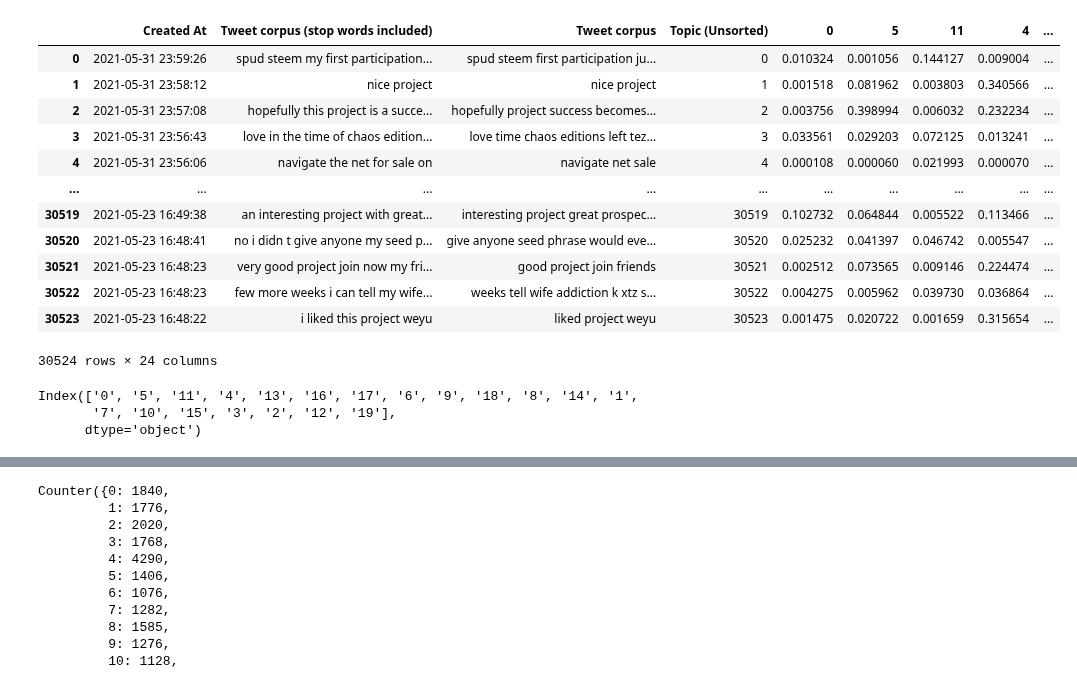
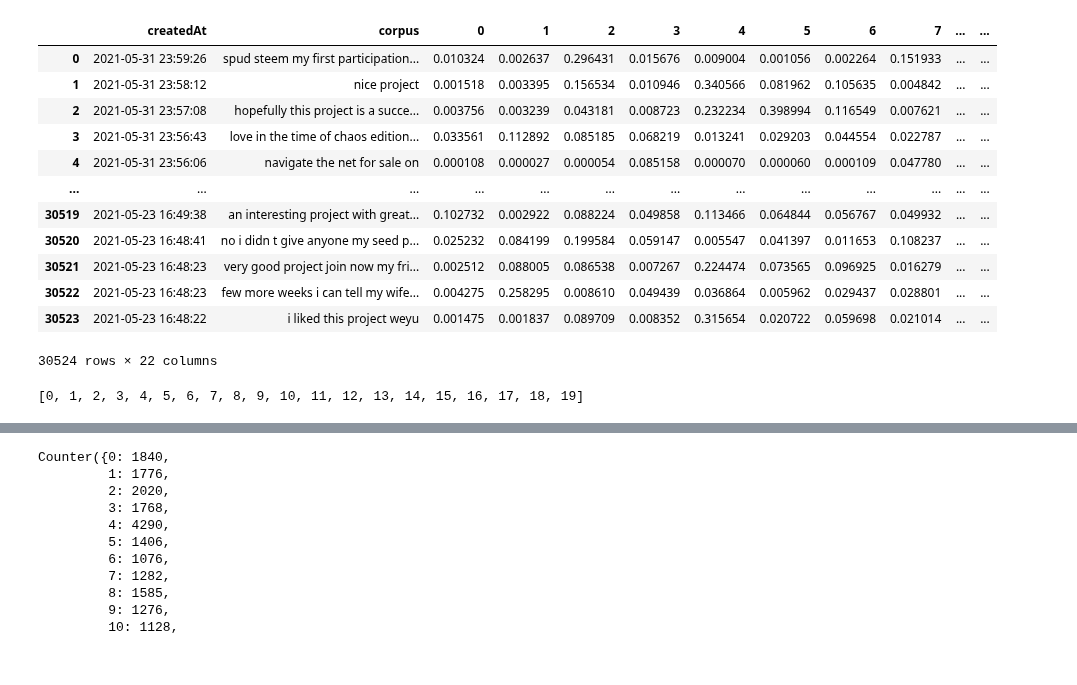
Before and after one commit to ginalamp/NFT_Twitter_Evolution, a Jupyter notebook: topic_modelling.ipynb, the cells around one changed output, grey strips where cells are left out. Saved outputs shown, nothing was run; the diff lists cells and outputs as text; code cells hidden in the pictures.

Commit message:
Automate entire topic modelling process

```diff
--- a/topic_modelling.ipynb
+++ b/topic_modelling.ipynb
@@ -8,0 +63,13 @@ csv = pd.read_csv('datain/processedTopicModelling.csv')
+# %%
+# rename columns from 1-k (K being the number of columns)
+mapping = {col_name: i for col_name, i in zip(df.columns, range(20))}
+df = df.rename(mapping, axis=1)
+# %%
+# load teet corpus data
+tweet_corpus = pd.read_csv("datain/topic_modelling/cleaned100k_with_time.txt", header=None)
+tweet_corpus = pd.DataFrame(tweet_corpus)
+# %%
+# add tweet corpus data to the confusion matrix
+df.insert(0, "createdAt", tweet_corpus[0])
+df.insert(1, "corpus", tweet_corpus[1])
+df
@@ -9,27 +90,29 @@ csv = pd.read_csv('datain/processedTopicModelling.csv')
+# %%
+# remove the topic probability row (used to sort the dataframe)
+df = df.drop("probs")
 # %%
+csv = df
 csv
 # %% [output]
-|  | Created At | Tweet corpus (stop words included) | Tweet corpus | Topic (Unsorted) | 0 | 5 | 11 | 4 | ... |
-| 0 | 2021-05-31 23:59:26 | spud steem my first participation... | spud steem first participation ju... | 0 | 0.010324 | 0.001056 | 0.144127 | 0.009004 | ... |
-| 1 | 2021-05-31 23:58:12 | nice project | nice project | 1 | 0.001518 | 0.081962 | 0.003803 | 0.340566 | ... |
-| 2 | 2021-05-31 23:57:08 | hopefully this project is a succe... | hopefully project success becomes... | 2 | 0.003756 | 0.398994 | 0.006032 | 0.232234 | ... |
-| 3 | 2021-05-31 23:56:43 | love in the time of chaos edition... | love time chaos editions left tez... | 3 | 0.033561 | 0.029203 | 0.072125 | 0.013241 | ... |
-| 4 | 2021-05-31 23:56:06 | navigate the net for sale on | navigate net sale | 4 | 0.000108 | 0.000060 | 0.021993 | 0.000070 | ... |
-| ... | ... | ... | ... | ... | ... | ... | ... | ... | ... |
-| 30519 | 2021-05-23 16:49:38 | an interesting project with great... | interesting project great prospec... | 30519 | 0.102732 | 0.064844 | 0.005522 | 0.113466 | ... |
-| 30520 | 2021-05-23 16:48:41 | no i didn t give anyone my seed p... | give anyone seed phrase would eve... | 30520 | 0.025232 | 0.041397 | 0.046742 | 0.005547 | ... |
-| 30521 | 2021-05-23 16:48:23 | very good project join now my fri... | good project join friends | 30521 | 0.002512 | 0.073565 | 0.009146 | 0.224474 | ... |
-| 30522 | 2021-05-23 16:48:23 | few more weeks i can tell my wife... | weeks tell wife addiction k xtz s... | 30522 | 0.004275 | 0.005962 | 0.039730 | 0.036864 | ... |
-| 30523 | 2021-05-23 16:48:22 | i liked this project weyu | liked project weyu | 30523 | 0.001475 | 0.020722 | 0.001659 | 0.315654 | ... |
+|  | createdAt | corpus | 0 | 1 | 2 | 3 | 4 | 5 | 6 | 7 | ... | ... |
+| 0 | 2021-05-31 23:59:26 | spud steem my first participation... | 0.010324 | 0.002637 | 0.296431 | 0.015676 | 0.009004 | 0.001056 | 0.002264 | 0.151933 | ... | ... |
+| 1 | 2021-05-31 23:58:12 | nice project | 0.001518 | 0.003395 | 0.156534 | 0.010946 | 0.340566 | 0.081962 | 0.105635 | 0.004842 | ... | ... |
+| 2 | 2021-05-31 23:57:08 | hopefully this project is a succe... | 0.003756 | 0.003239 | 0.043181 | 0.008723 | 0.232234 | 0.398994 | 0.116549 | 0.007621 | ... | ... |
+| 3 | 2021-05-31 23:56:43 | love in the time of chaos edition... | 0.033561 | 0.112892 | 0.085185 | 0.068219 | 0.013241 | 0.029203 | 0.044554 | 0.022787 | ... | ... |
+| 4 | 2021-05-31 23:56:06 | navigate the net for sale on | 0.000108 | 0.000027 | 0.000054 | 0.085158 | 0.000070 | 0.000060 | 0.000109 | 0.047780 | ... | ... |
+| ... | ... | ... | ... | ... | ... | ... | ... | ... | ... | ... | ... | ... |
+| 30519 | 2021-05-23 16:49:38 | an interesting project with great... | 0.102732 | 0.002922 | 0.088224 | 0.049858 | 0.113466 | 0.064844 | 0.056767 | 0.049932 | ... | ... |
+| 30520 | 2021-05-23 16:48:41 | no i didn t give anyone my seed p... | 0.025232 | 0.084199 | 0.199584 | 0.059147 | 0.005547 | 0.041397 | 0.011653 | 0.108237 | ... | ... |
+| 30521 | 2021-05-23 16:48:23 | very good project join now my fri... | 0.002512 | 0.088005 | 0.086538 | 0.007267 | 0.224474 | 0.073565 | 0.096925 | 0.016279 | ... | ... |
+| 30522 | 2021-05-23 16:48:23 | few more weeks i can tell my wife... | 0.004275 | 0.258295 | 0.008610 | 0.049439 | 0.036864 | 0.005962 | 0.029437 | 0.028801 | ... | ... |
+| 30523 | 2021-05-23 16:48:22 | i liked this project weyu | 0.001475 | 0.001837 | 0.089709 | 0.008352 | 0.315654 | 0.020722 | 0.059698 | 0.021014 | ... | ... |
-30524 rows × 24 columns
+30524 rows × 22 columns
 # %%
 # get the columns representing the topics
-topics = csv.columns[4:]
-print(topics)
+topics = list(csv.columns[2:])
+topics
 # %% [output]
-Index(['0', '5', '11', '4', '13', '16', '17', '6', '9', '18', '8', '14', '1',
-       '7', '10', '15', '3', '2', '12', '19'],
-      dtype='object')
+[0, 1, 2, 3, 4, 5, 6, 7, 8, 9, 10, 11, 12, 13, 14, 15, 16, 17, 18, 19]
 # %%
 # selecting only the columns that denote probabilities for each topic
 maxtopic = csv[topics]
```
Also changed, not shown: parts of 15 cells of this notebook, 4 other files.
